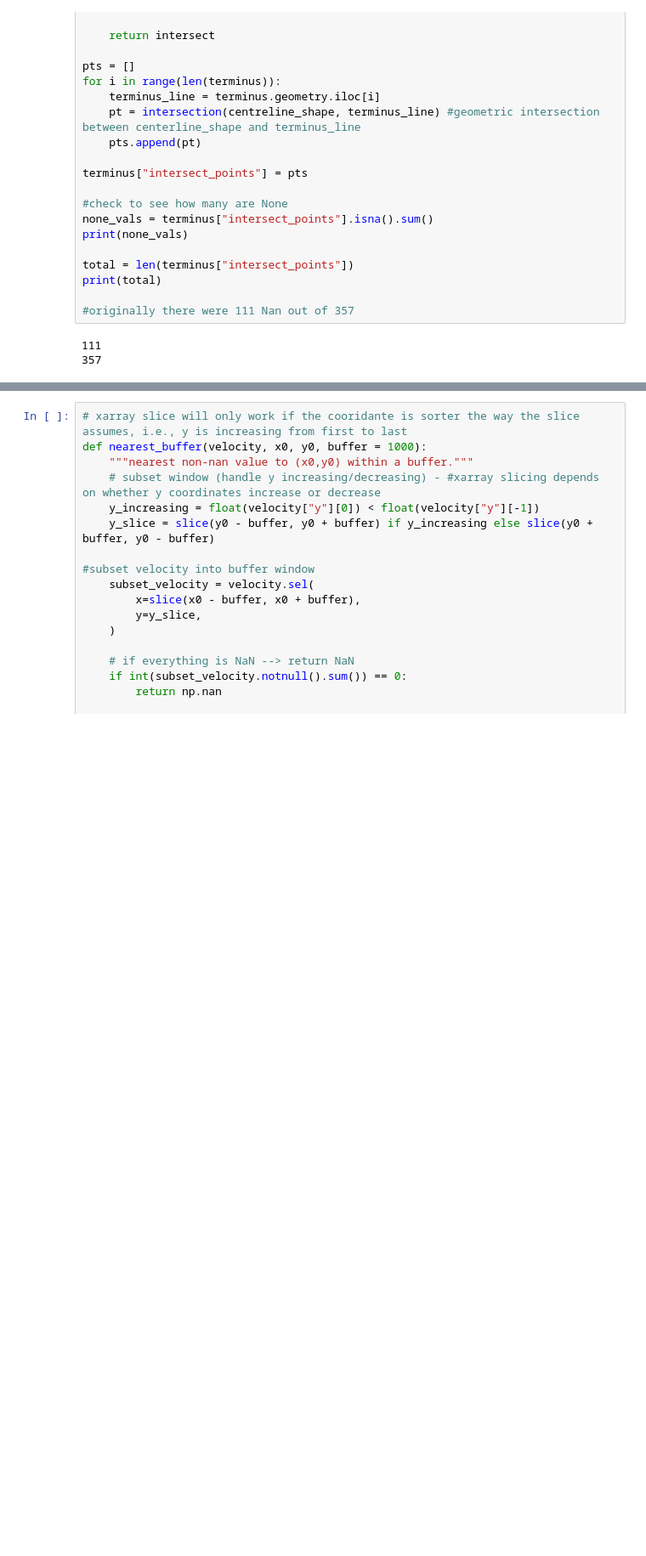
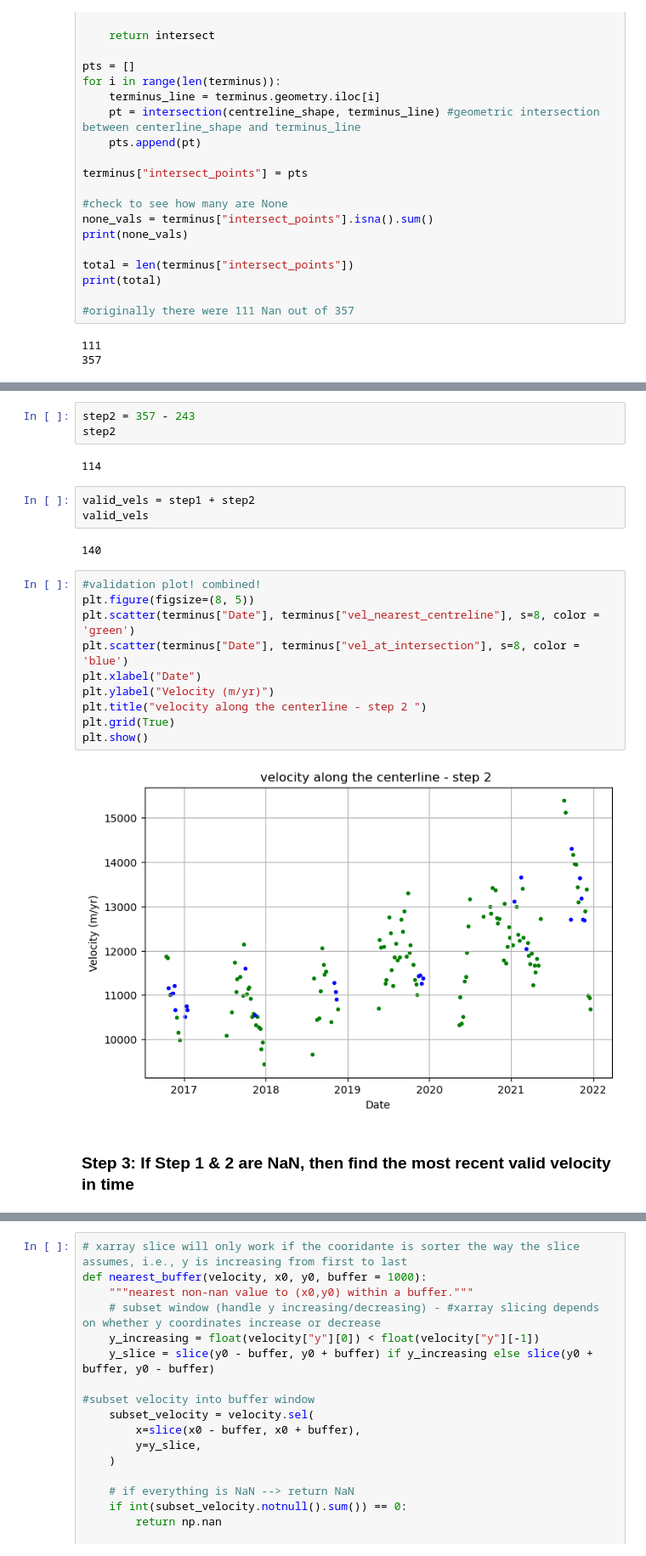
Before and after one commit to sofiasuhinin/Jakobshavn-Isbrae-CalvingStatistics, a Jupyter notebook: calvingseries.ipynb, the cells around one changed output, grey strips where cells are left out. Shown at 85% size. Saved outputs shown, nothing was run; the diff lists cells and outputs as text; blank space fills up the shorter version.

```diff
--- a/calvingseries.ipynb
+++ b/calvingseries.ipynb
@@ -404,0 +440,24 @@ Please look at everything below this !
+# %%
+step2 = 357 - 243
+step2
+# %% [output]
+114
+# %%
+valid_vels = step1 + step2
+valid_vels
+# %% [output]
+140
+# %%
+#validation plot! combined!
+plt.figure(figsize=(8, 5))
+plt.scatter(terminus["Date"], terminus["vel_nearest_centreline"], s=8, color = 'green')
+plt.scatter(terminus["Date"], terminus["vel_at_intersection"], s=8, color = 'blue')
+plt.xlabel("Date")
+plt.ylabel("Velocity (m/yr)")
+plt.title("velocity along the centerline - step 2 ")
+plt.grid(True)
+plt.show()
+# %% [output]
+[figure, added]
+# %% [markdown]
+### Step 3: If Step 1 & 2 are NaN, then find the most recent valid velocity in time
```
Also changed, not shown: parts of 25 cells of this notebook.
